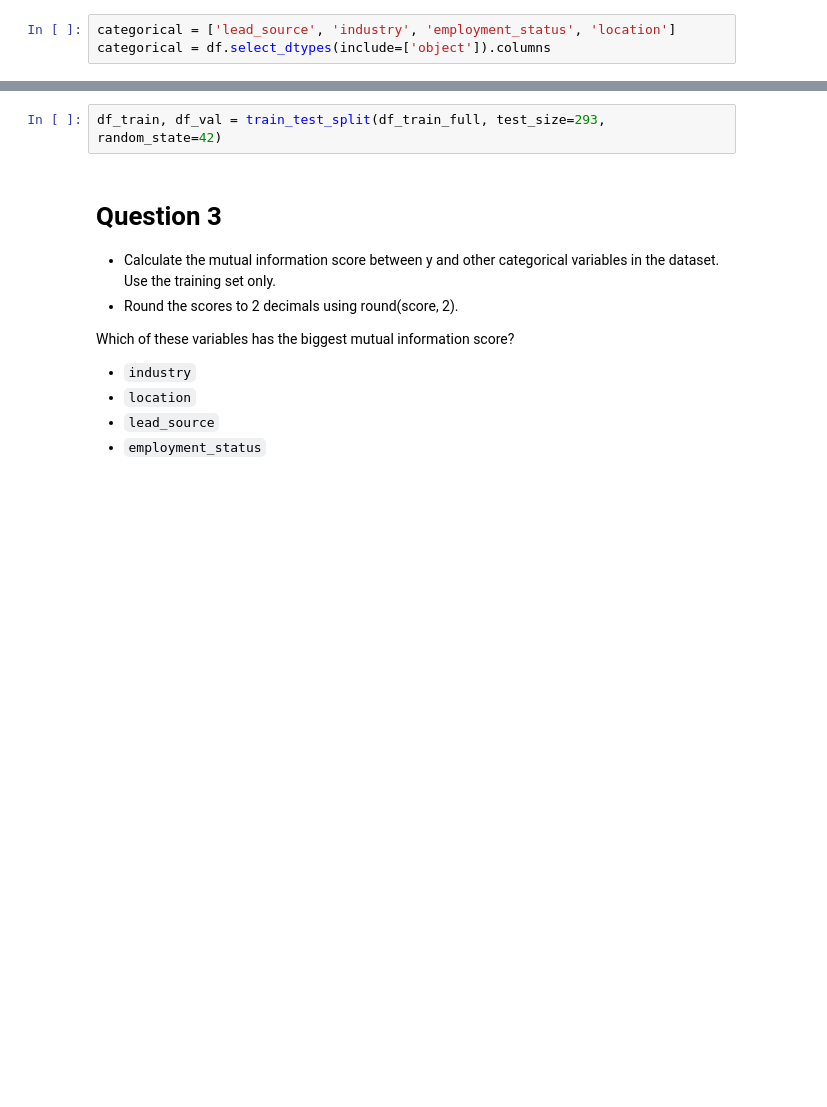
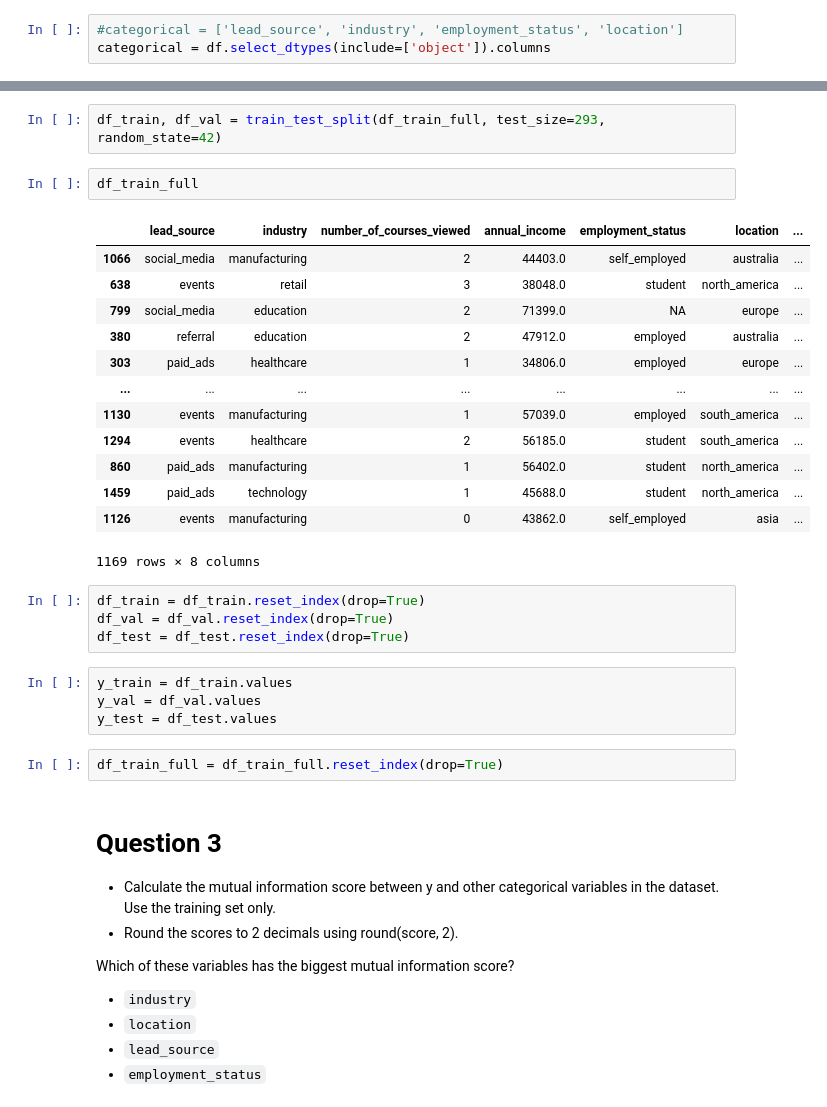
Before and after one commit to codeNHerz/ml-zoomcamp-coursework, a Jupyter notebook: 03-classification/homework_03.ipynb, the cells around one changed output, grey strips where cells are left out. Cells and saved outputs as stored; diff of their text form; blank space fills up the shorter version.

```diff
--- a/03-classification/homework_03.ipynb
+++ b/03-classification/homework_03.ipynb
@@ -81,5 +81,5 @@ Index(['number_of_courses_viewed', 'annual_income', 'interaction_count',
        'lead_score'],
       dtype='object')
 # %%
-categorical = ['lead_source', 'industry', 'employment_status', 'location']
+#categorical = ['lead_source', 'industry', 'employment_status', 'location']
 categorical = df.select_dtypes(include=['object']).columns
@@ -171,6 +161,32 @@ from sklearn.model_selection import train_test_split
 df_train_full, df_test = train_test_split(df.drop(columns='converted'), test_size=0.2, random_state=42)
 # %%
 df_train, df_val = train_test_split(df_train_full, test_size=293, random_state=42)
+# %%
+df_train_full
+# %% [output]
+|  | lead_source | industry | number_of_courses_viewed | annual_income | employment_status | location | ... |
+| 1066 | social_media | manufacturing | 2 | 44403.0 | self_employed | australia | ... |
+| 638 | events | retail | 3 | 38048.0 | student | north_america | ... |
+| 799 | social_media | education | 2 | 71399.0 | NA | europe | ... |
+| 380 | referral | education | 2 | 47912.0 | employed | australia | ... |
+| 303 | paid_ads | healthcare | 1 | 34806.0 | employed | europe | ... |
+| ... | ... | ... | ... | ... | ... | ... | ... |
+| 1130 | events | manufacturing | 1 | 57039.0 | employed | south_america | ... |
+| 1294 | events | healthcare | 2 | 56185.0 | student | south_america | ... |
+| 860 | paid_ads | manufacturing | 1 | 56402.0 | student | north_america | ... |
+| 1459 | paid_ads | technology | 1 | 45688.0 | student | north_america | ... |
+| 1126 | events | manufacturing | 0 | 43862.0 | self_employed | asia | ... |
+1169 rows × 8 columns
+# %%
+df_train = df_train.reset_index(drop=True)
+df_val = df_val.reset_index(drop=True)
+df_test = df_test.reset_index(drop=True)
+# %%
+y_train = df_train.values
+y_val = df_val.values
+y_test = df_test.values
+# %%
+df_train_full = df_train_full.reset_index(drop=True)
 # %% [markdown]
 # Question 3
 
```
Also changed, not shown: parts of 64 cells of this notebook, 1 other file.
